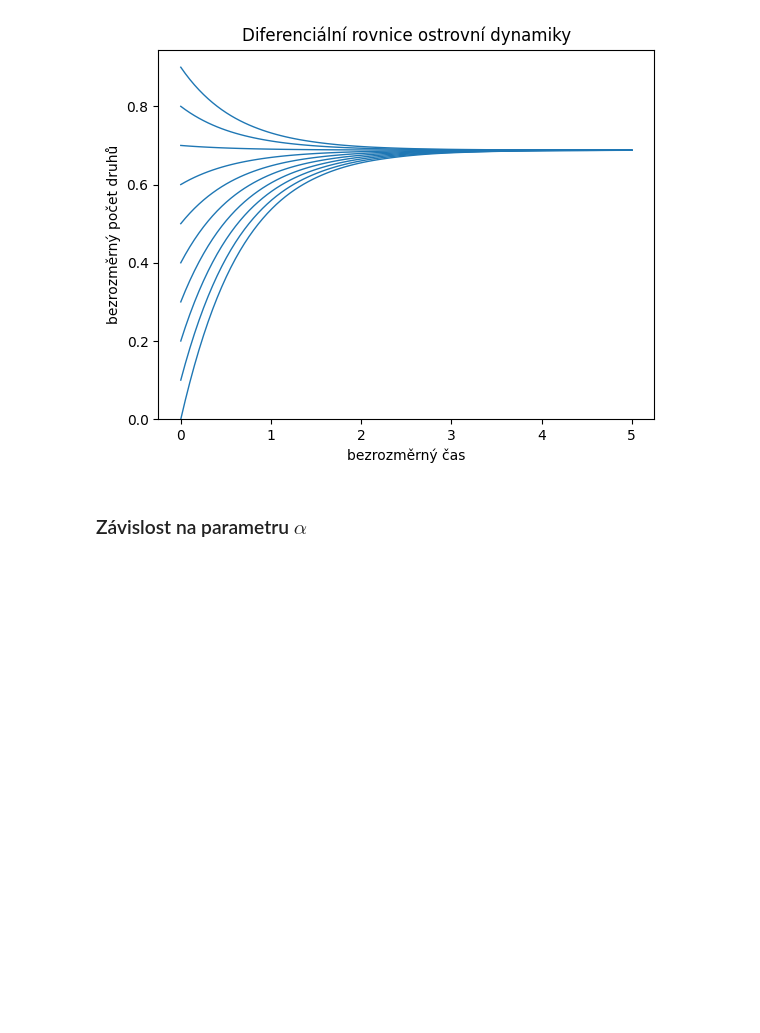
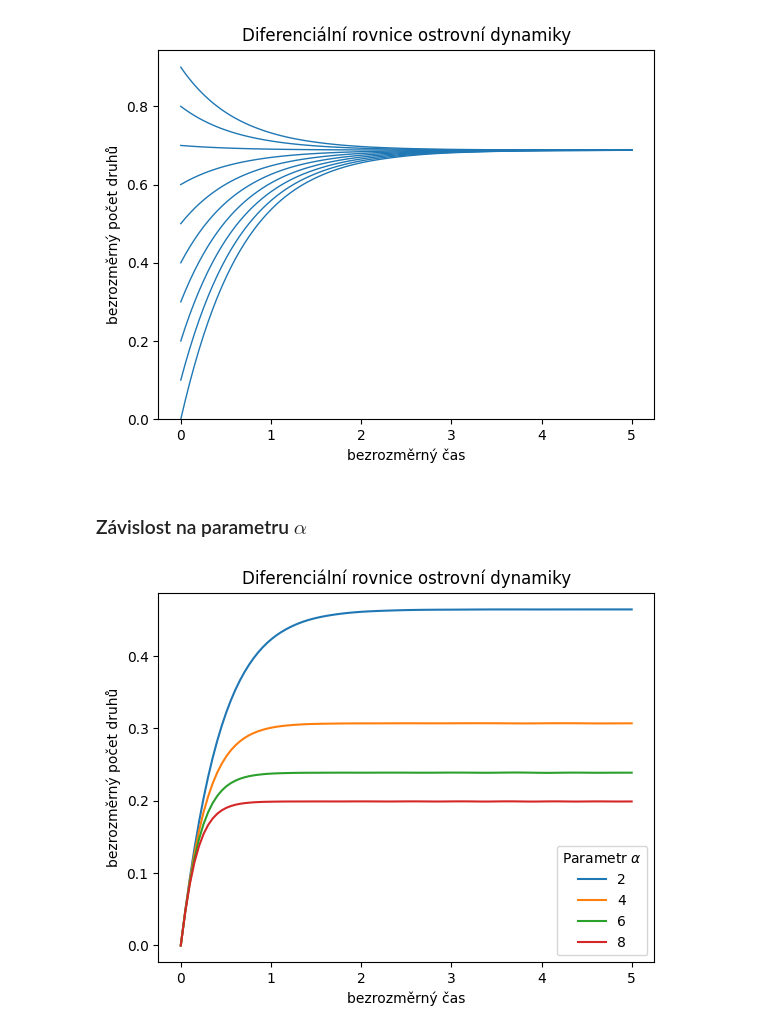
Before and after one commit to robert-marik/dmp, a Jupyter notebook: cviceni/cviceni_03.ipynb, the cells around one changed output. Cells and saved outputs as stored; diff of their text form; code cells hidden in the pictures; blank space fills up the shorter version.

```diff
--- a/cviceni/cviceni_03.ipynb
+++ b/cviceni/cviceni_03.ipynb
@@ -521,29 +521,30 @@ ax.set(
 # %%
 pocatecni_podminka = [0]
 meze = [0,5]
 alphas = [2,4,6,8]
 k = 1.4
 
 t = np.linspace(*meze, 100) # časy ve kterých určíme hodnotu řešení
-def rovnice(t, n, alpha=1, k=1.4):
+def rovnice(n, alpha=1, k=1.4):
     return 1/(n+1) - alpha*n**k
 # Trochu jiná taktika určení řešení. Budeme ukládat rovnou hodnoty
 # řešení v uvedených bodech, tj. za příkazem pro
 # řešení použijeme .y[0]
 reseni = [
-            solve_ivp(rovnice,
+            solve_ivp(lambda t,n: rovnice(n,alpha=alpha, k=k),
                       meze,
                       pocatecni_podminka,
-                      args=(alpha,k),
                       t_eval=t,
                      ).y[0]
             for alpha in alphas
          ]
 df = pd.DataFrame(np.array(reseni).T, columns=alphas)
 df.index = t
 ax = df.plot(
     title="Diferenciální rovnice ostrovní dynamiky",
     xlabel="bezrozměrný čas",
     ylabel="bezrozměrný počet druhů",
 )
 ax.legend(title=r"Parametr $\alpha$");
+# %% [output]
+[figure, added]
```
Also changed, not shown: parts of 12 cells of this notebook.
